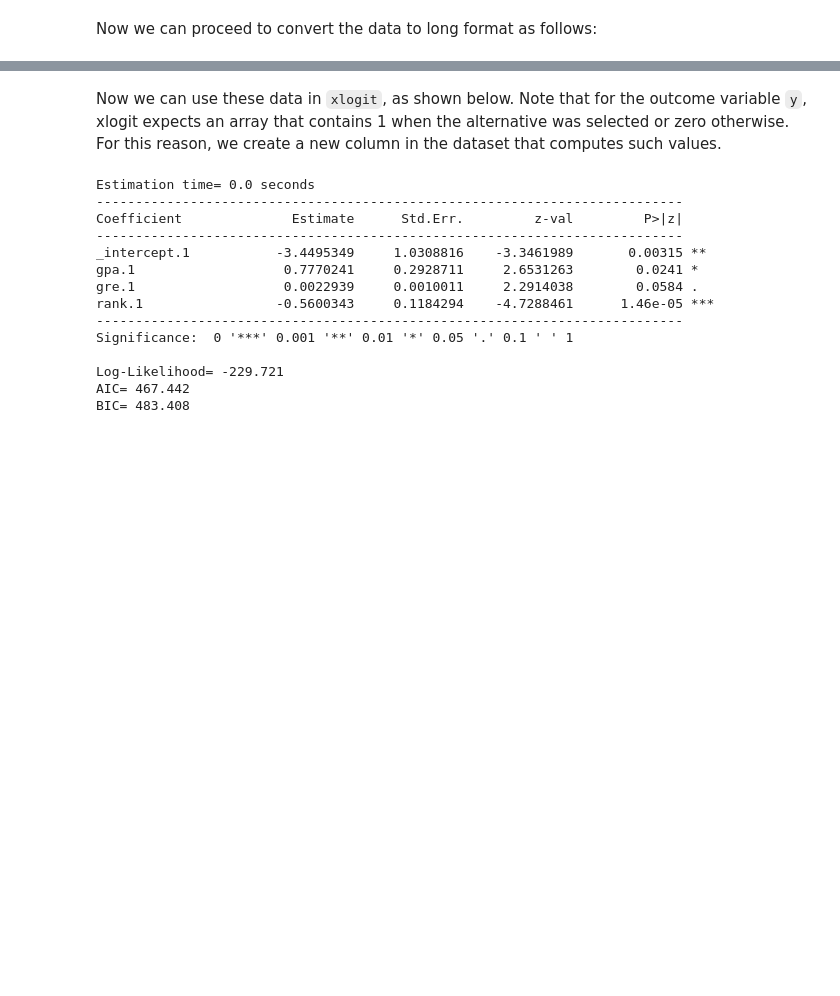
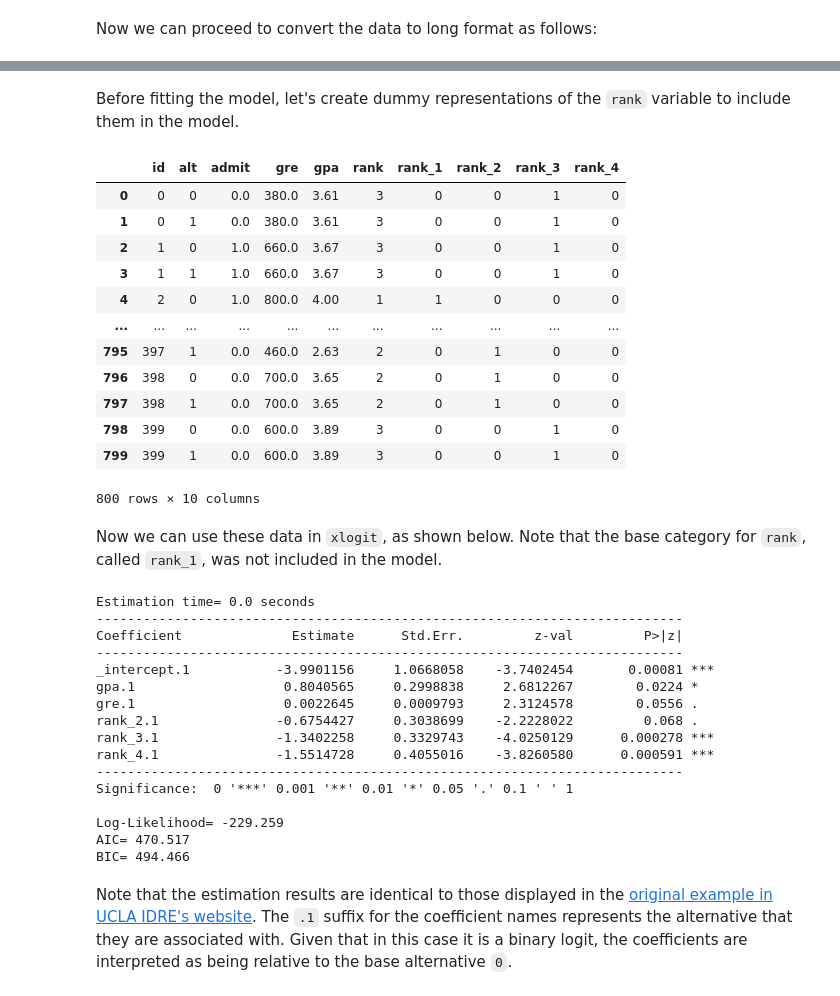
Before and after one commit to arteagac/xlogit, a Jupyter notebook: examples/convert_data_wide_to_long.ipynb, the cells around one changed output, grey strips where cells are left out. Drawn from its saved outputs; the diff is of its cells as text; code cells hidden in the pictures; blank space fills up the shorter version.

Commit message:
Example for convert wide to long updated

```diff
--- a/examples/convert_data_wide_to_long.ipynb
+++ b/examples/convert_data_wide_to_long.ipynb
@@ -177,0 +105,3 @@ df_long
+# %%
+df = wide_to_long(df_wide, id_col='id', alt_list=[0, 1], alt_name='alt')
+df
@@ -178,24 +122,55 @@ df_long
+# %% [markdown]
+Before fitting the model, let's create dummy representations of the `rank` variable to include them in the model.
+# %%
+df['rank'] = df['rank'].astype(int)  # Convert to int first for better column naming
+df = df.join(pd.get_dummies(df['rank'], prefix='rank'))
+df
+# %% [output]
+|  | id | alt | admit | gre | gpa | rank | rank_1 | rank_2 | rank_3 | rank_4 |
+| 0 | 0 | 0 | 0.0 | 380.0 | 3.61 | 3 | 0 | 0 | 1 | 0 |
+| 1 | 0 | 1 | 0.0 | 380.0 | 3.61 | 3 | 0 | 0 | 1 | 0 |
+| 2 | 1 | 0 | 1.0 | 660.0 | 3.67 | 3 | 0 | 0 | 1 | 0 |
+| 3 | 1 | 1 | 1.0 | 660.0 | 3.67 | 3 | 0 | 0 | 1 | 0 |
+| 4 | 2 | 0 | 1.0 | 800.0 | 4.00 | 1 | 1 | 0 | 0 | 0 |
+| ... | ... | ... | ... | ... | ... | ... | ... | ... | ... | ... |
+| 795 | 397 | 1 | 0.0 | 460.0 | 2.63 | 2 | 0 | 1 | 0 | 0 |
+| 796 | 398 | 0 | 0.0 | 700.0 | 3.65 | 2 | 0 | 1 | 0 | 0 |
+| 797 | 398 | 1 | 0.0 | 700.0 | 3.65 | 2 | 0 | 1 | 0 | 0 |
+| 798 | 399 | 0 | 0.0 | 600.0 | 3.89 | 3 | 0 | 0 | 1 | 0 |
+| 799 | 399 | 1 | 0.0 | 600.0 | 3.89 | 3 | 0 | 0 | 1 | 0 |
+800 rows × 10 columns
 # %% [markdown]
-Now we can use these data in `xlogit`, as shown below. Note that for the outcome variable `y`, xlogit expects an array that contains 1 when the alternative was selected or zero otherwise. For this reason, we create a new column in the dataset that computes such values.
+Now we can use these data in `xlogit`, as shown below. Note that the base category for `rank`, called `rank_1`, was not included in the model.
 # %%
 from xlogit import MultinomialLogit
+
 model = MultinomialLogit()
-varnames = ['gpa', 'gre', 'rank']
-model.fit(X=df_long[varnames], y=df_long['y'], varnames=varnames, isvars=varnames,
-          ids=df_long['id'], alts=df_long['alt'], fit_intercept=True)
+varnames = ['gpa', 'gre', 'rank_2', 'rank_3', 'rank_4']
+model.fit(X=df[varnames],
+          y=df['admit'],
+          varnames=varnames,
+          isvars=varnames,
+          ids=df['id'],
+          alts=df['alt'],
+          fit_intercept=True)
 model.summary()
 # %% [output]
 Estimation time= 0.0 seconds
 ---------------------------------------------------------------------------
 Coefficient              Estimate      Std.Err.         z-val         P>|z|
 ---------------------------------------------------------------------------
-_intercept.1           -3.4495349     1.0308816    -3.3461989       0.00315 **
-gpa.1                   0.7770241     0.2928711     2.6531263        0.0241 *
-gre.1                   0.0022939     0.0010011     2.2914038        0.0584 .
-rank.1                 -0.5600343     0.1184294    -4.7288461      1.46e-05 ***
+_intercept.1           -3.9901156     1.0668058    -3.7402454       0.00081 ***
+gpa.1                   0.8040565     0.2998838     2.6812267        0.0224 *
+gre.1                   0.0022645     0.0009793     2.3124578        0.0556 .
+rank_2.1               -0.6754427     0.3038699    -2.2228022         0.068 .
+rank_3.1               -1.3402258     0.3329743    -4.0250129      0.000278 ***
+rank_4.1               -1.5514728     0.4055016    -3.8260580      0.000591 ***
 ---------------------------------------------------------------------------
 Significance:  0 '***' 0.001 '**' 0.01 '*' 0.05 '.' 0.1 ' ' 1
 
-Log-Likelihood= -229.721
-AIC= 467.442
-BIC= 483.408
+Log-Likelihood= -229.259
+AIC= 470.517
+BIC= 494.466
+# %% [markdown]
+Note that the estimation results are identical to those displayed in the [original example in UCLA IDRE's website](https://stats.idre.ucla.edu/stata/dae/logistic-regression/).
+The `.1` suffix for the coefficient names represents the alternative that they are associated with. Given that in this case it is a binary logit, the coefficients are interpreted as being relative to the base alternative `0`.
```
Also changed, not shown: parts of 22 cells of this notebook.
